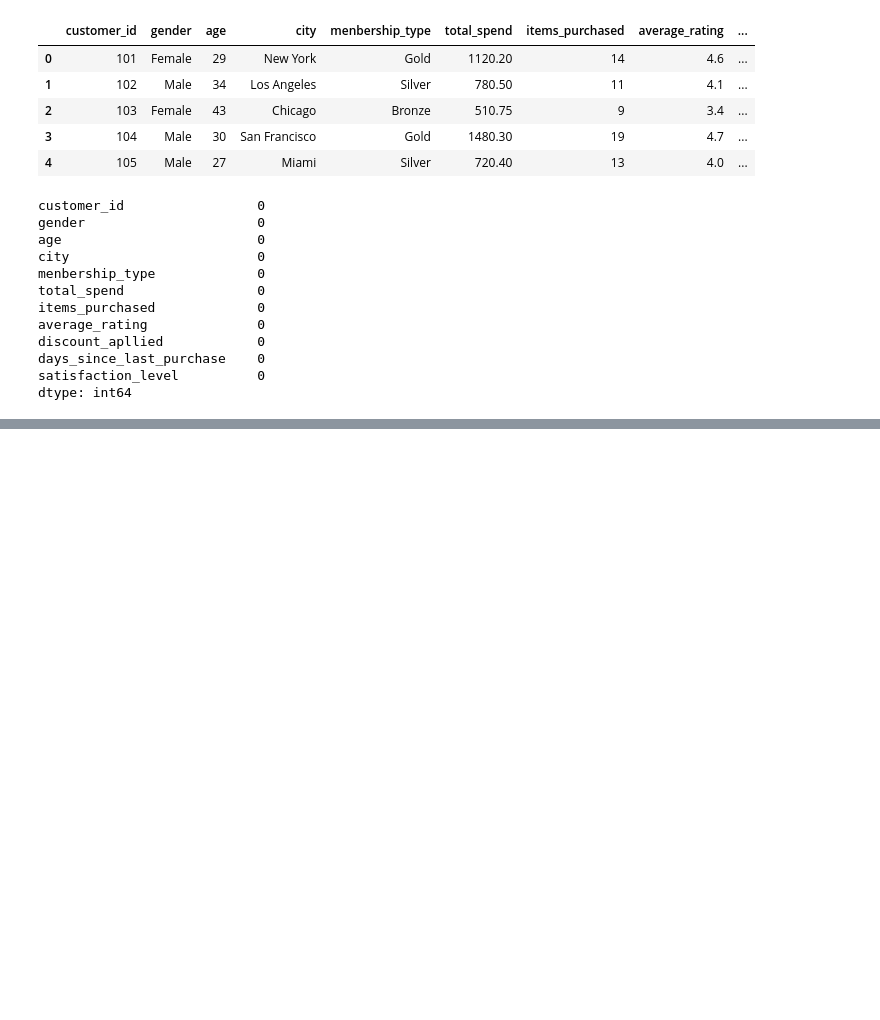
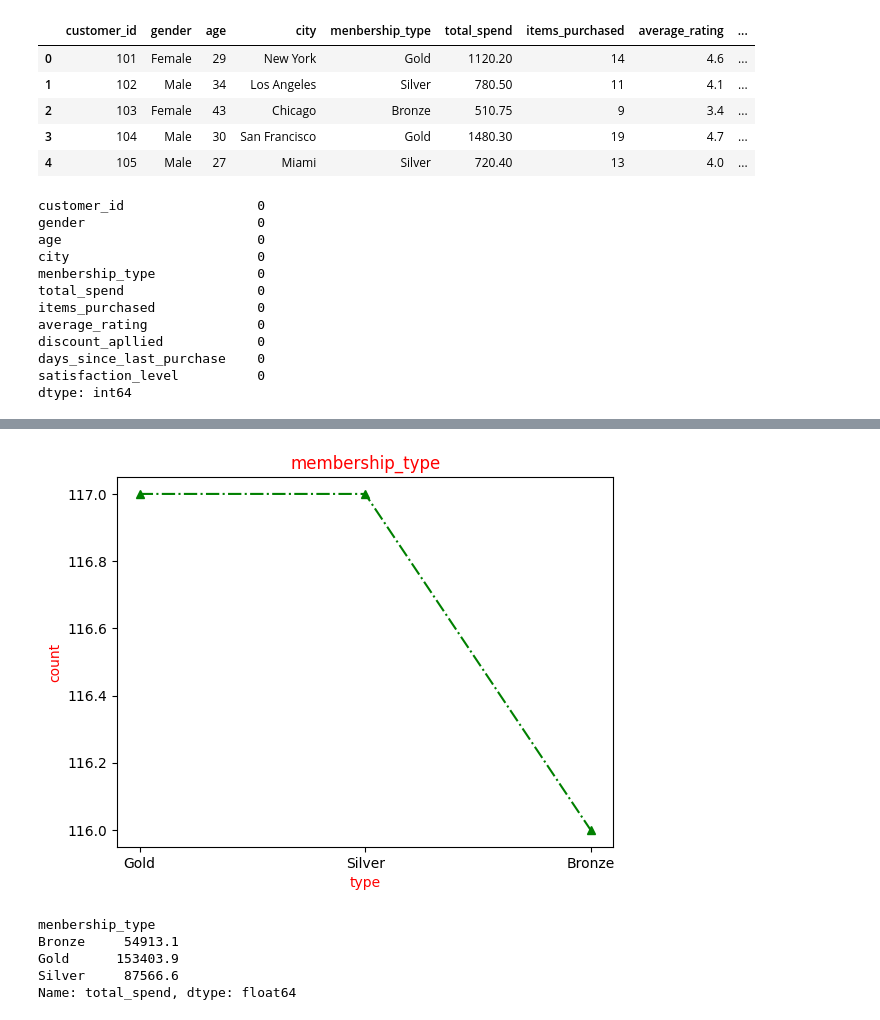
Before and after one commit to clarajchiramel-web/pandasworks, a Jupyter notebook: customer_behaviour_casestudy/process.ipynb, the cells around one changed output, grey strips where cells are left out. Cells and saved outputs as stored; diff of their text form; code cells hidden in the pictures; blank space fills up the shorter version.

```diff
--- a/customer_behaviour_casestudy/process.ipynb
+++ b/customer_behaviour_casestudy/process.ipynb
@@ -65,0 +93,20 @@ dtype: int64
+# %%
+#membership wise count
+membership=df["menbership_type"].value_counts()
+import matplotlib.pyplot as plt
+plt.plot(membership,marker="^",linestyle="dashdot",color="green")
+plt.title("membership_type",color="red")
+plt.xlabel("type",color="red")
+plt.ylabel("count",color="red")
+plt.show()
+# %% [output]
+[figure, added]
+# %%
+#membership wise total spend
+df.groupby("menbership_type")["total_spend"].sum()
+# %% [output]
+menbership_type
+Bronze     54913.1
+Gold      153403.9
+Silver     87566.6
+Name: total_spend, dtype: float64
```
Also changed, not shown: parts of 13 cells of this notebook, 2 other files.
